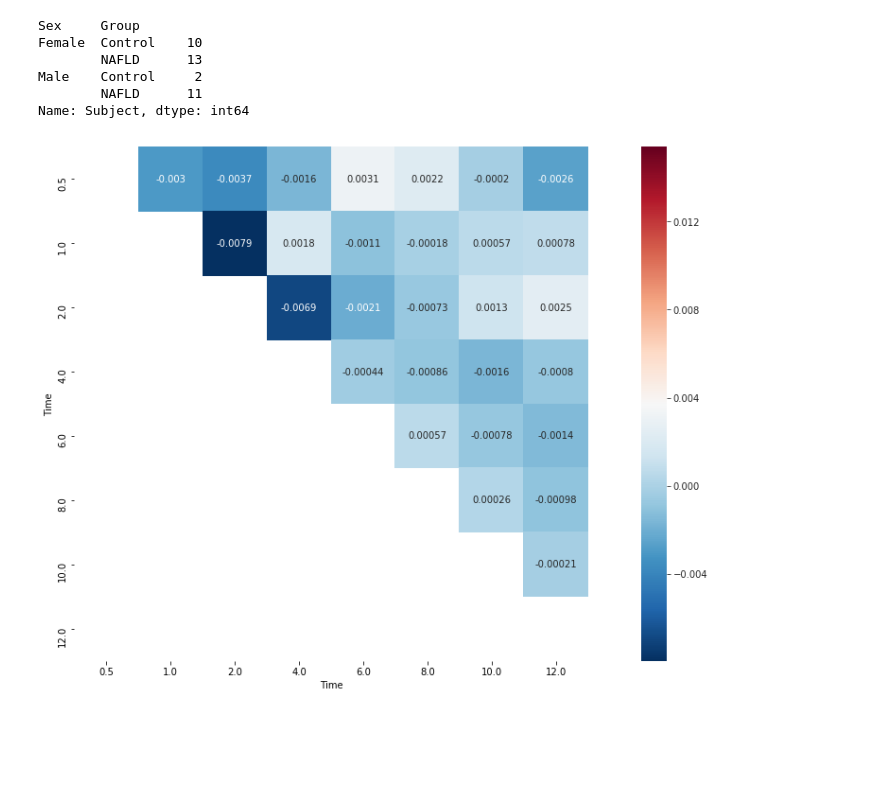
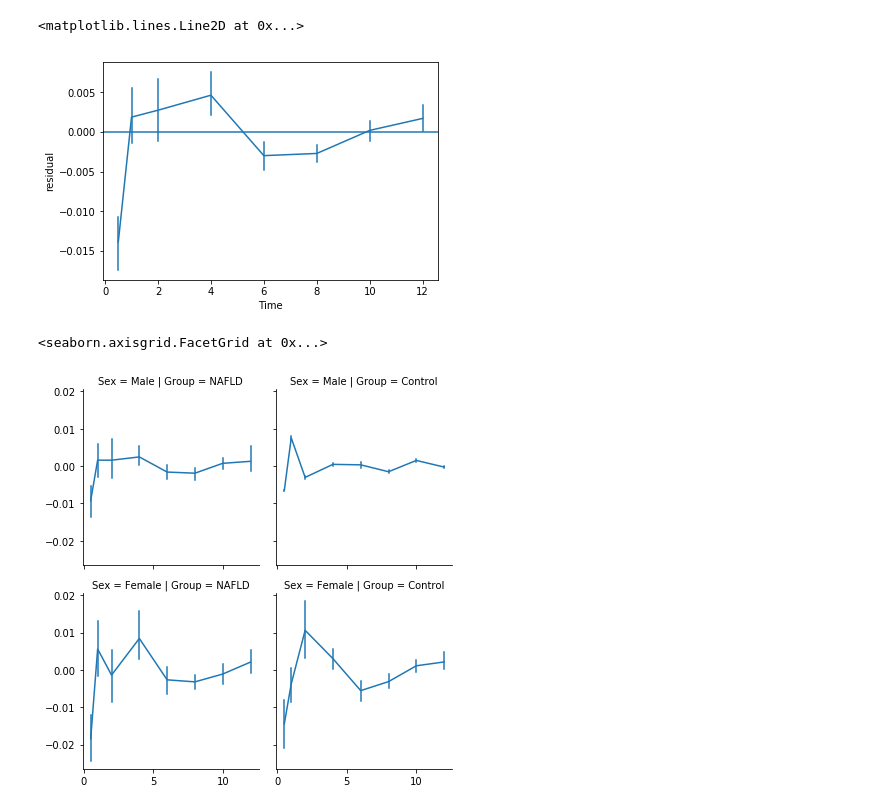
Before and after one commit to pgh79/PhD-Code, a Jupyter notebook: 2018-09 Apixiban Bayesian Models/Data Analysis/Create Residuals.ipynb, the cells around one changed output. Cells and saved outputs as stored; diff of their text form; code cells hidden in the pictures; blank space fills up the shorter version.

```diff
--- a/2018-09 Apixiban Bayesian Models/Data Analysis/Create Residuals.ipynb
+++ b/2018-09 Apixiban Bayesian Models/Data Analysis/Create Residuals.ipynb
@@ -96,22 +93,14 @@ sns.lineplot(data = m, x = 'Time',y = 'residual', color = 'red')
 # %%
 m.round(2).to_clipboard(index = False)
-# %%
-m.groupby(['Sex','Group']).Subject.nunique()
-# %% [output]
-Sex     Group
-Female  Control    10
-        NAFLD      13
-Male    Control     2
-        NAFLD      11
-Name: Subject, dtype: int64
-# %%
-corr = m.pivot('Subject','Time','residual').cov()
-
-fig, ax = plt.subplots(figsize = (20,10))
-
-mask = np.zeros_like(corr)
-mask[np.tril_indices_from(mask)] = True
-with sns.axes_style("white"):
-    sns.heatmap(C, cmap = 'RdBu_r', annot = True,square=True,mask=mask)
-# %% [output]
-[figure, removed]
+# %%
+ax = sns.lineplot(data = m, x = 'Time', y = 'residual', err_style='bars', ci = 95)
+ax.axhline(0)
+# %% [output]
+<matplotlib.lines.Line2D at 0x...>
+[figure, added]
+# %%
+g = sns.FacetGrid(data = m, row = 'Sex', col = 'Group')
+g.map_dataframe(sns.lineplot, x= 'Time', y = 'residual', err_style = 'bars', ci = 95)
+# %% [output]
+<seaborn.axisgrid.FacetGrid at 0x...>
+[figure, added]
```
Also changed, not shown: parts of 10 cells of this notebook, 7 other files.
